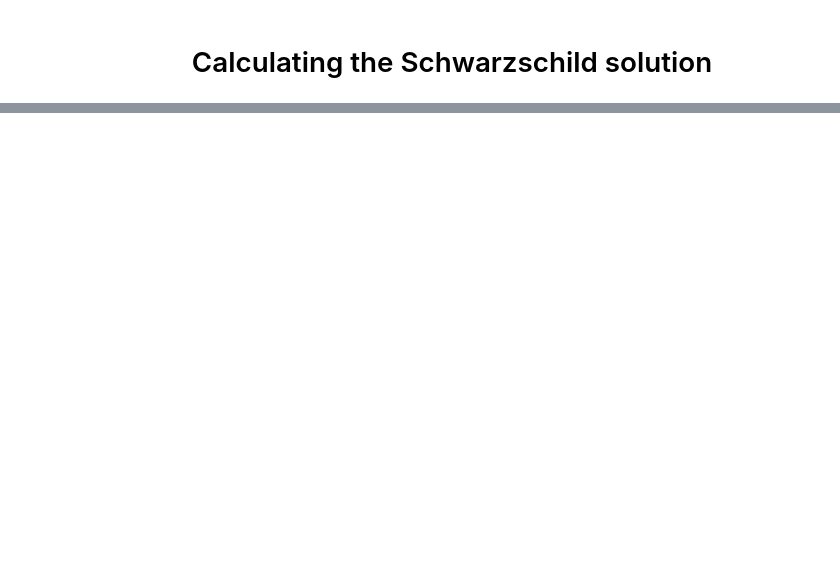
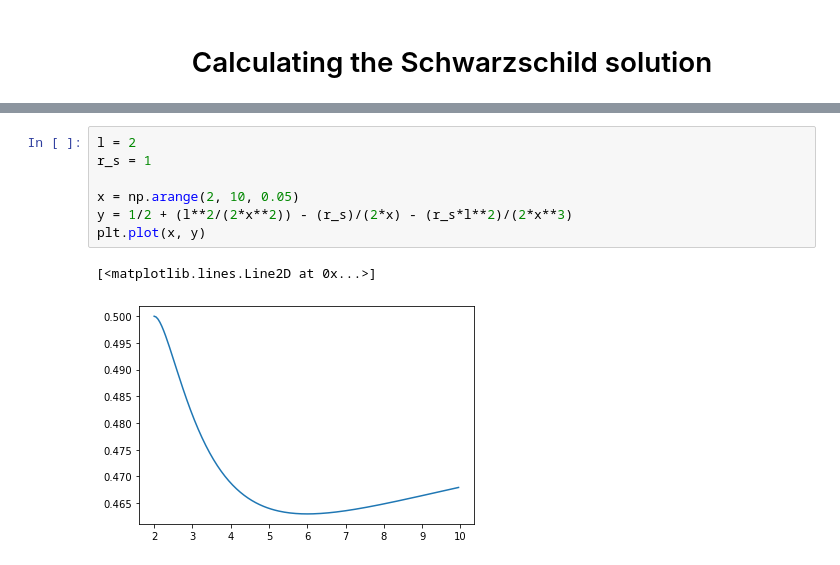
Before and after one commit to cottrellashley/general_relativity, a Jupyter notebook: GeneralRelativity.ipynb, the cells around one changed output, grey strips where cells are left out. Cells and saved outputs as stored; diff of their text form; blank space fills up the shorter version.

```diff
--- a/GeneralRelativity.ipynb
+++ b/GeneralRelativity.ipynb
@@ -629,0 +743,10 @@ smp.e
+# %%
+l = 2
+r_s = 1
+
+x = np.arange(2, 10, 0.05)
+y = 1/2 + (l**2/(2*x**2)) - (r_s)/(2*x) - (r_s*l**2)/(2*x**3)
+plt.plot(x, y)
+# %% [output]
+[<matplotlib.lines.Line2D at 0x...>]
+[figure, added]
```
Also changed, not shown: parts of 130 cells of this notebook.
